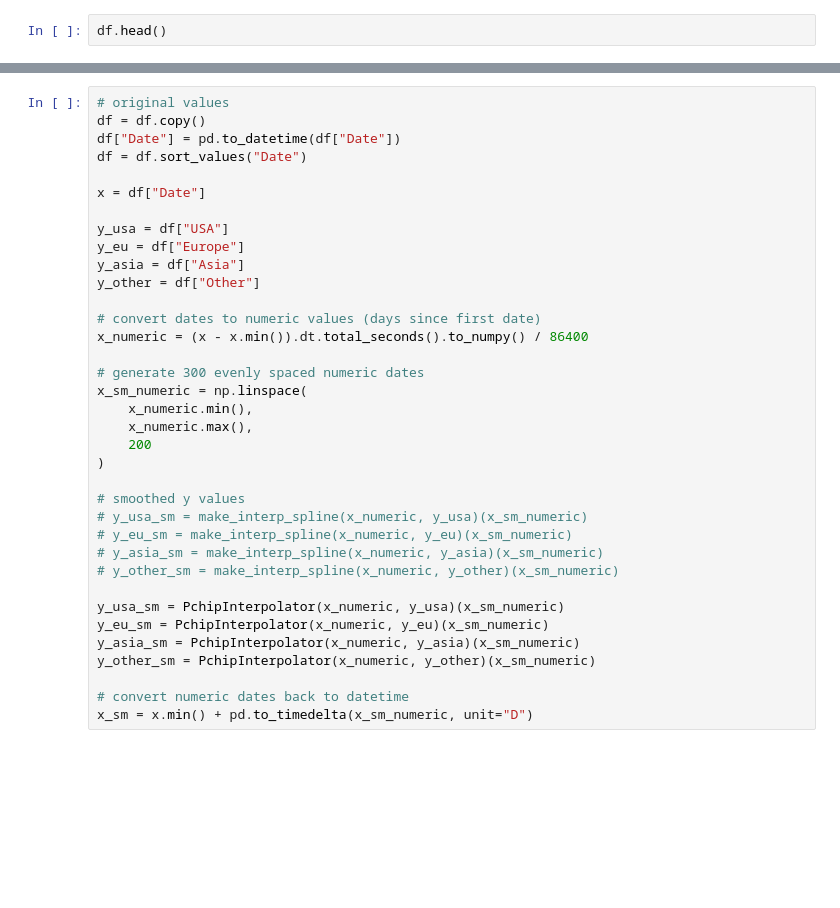
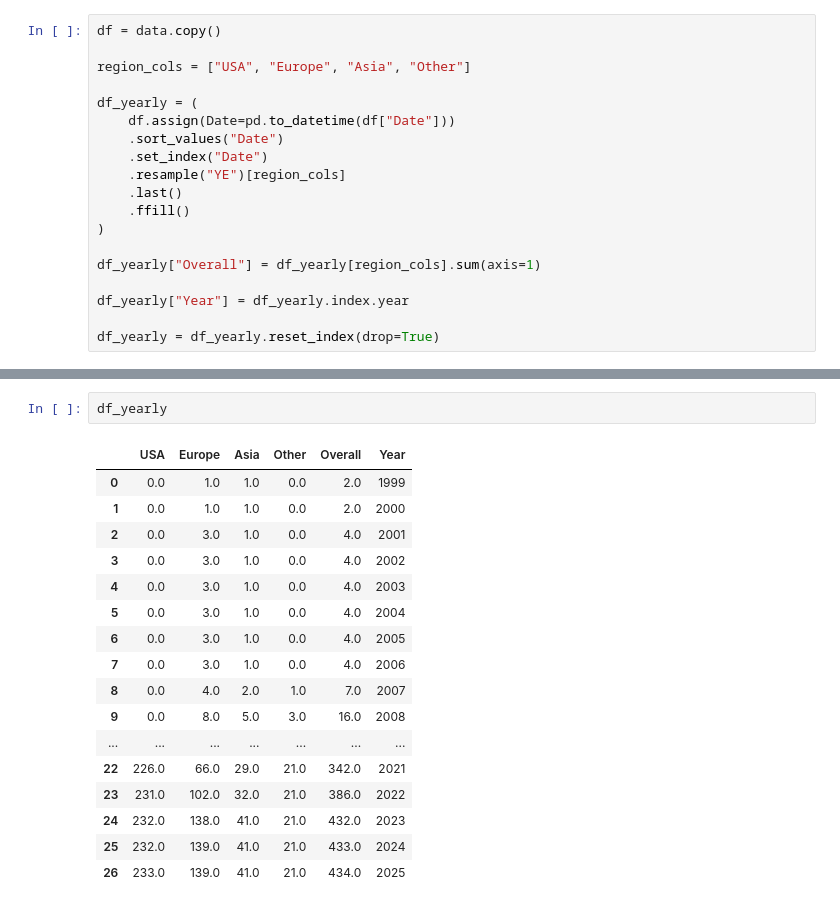
Before and after one commit to debatreyo/ISRO---Missions, a Jupyter notebook: notebooks/data_viz.ipynb, the cells around one changed output, grey strips where cells are left out. Drawn from its saved outputs; the diff is of its cells as text; blank space fills up the shorter version.

```diff
--- a/notebooks/data_viz.ipynb
+++ b/notebooks/data_viz.ipynb
@@ -33,2 +22,19 @@ df["Year"] = df["Date"].dt.year
 # %%
-df.head()
+df = data.copy()
+
+region_cols = ["USA", "Europe", "Asia", "Other"]
+
+df_yearly = (
+    df.assign(Date=pd.to_datetime(df["Date"]))
+    .sort_values("Date")
+    .set_index("Date")
+    .resample("YE")[region_cols]
+    .last()
+    .ffill()
+)
+
+df_yearly["Overall"] = df_yearly[region_cols].sum(axis=1)
+
+df_yearly["Year"] = df_yearly.index.year
+
+df_yearly = df_yearly.reset_index(drop=True)
@@ -49,36 +41,20 @@ others_share = 21/434
-# %%
-# original values
-df = df.copy()
-df["Date"] = pd.to_datetime(df["Date"])
-df = df.sort_values("Date")
-
-x = df["Date"]
-
-y_usa = df["USA"]
-y_eu = df["Europe"]
-y_asia = df["Asia"]
-y_other = df["Other"]
-
-# convert dates to numeric values (days since first date)
-x_numeric = (x - x.min()).dt.total_seconds().to_numpy() / 86400
-
-# generate 300 evenly spaced numeric dates
-x_sm_numeric = np.linspace(
-    x_numeric.min(),
-    x_numeric.max(),
-    200
-)
-
-# smoothed y values
-# y_usa_sm = make_interp_spline(x_numeric, y_usa)(x_sm_numeric)
-# y_eu_sm = make_interp_spline(x_numeric, y_eu)(x_sm_numeric)
-# y_asia_sm = make_interp_spline(x_numeric, y_asia)(x_sm_numeric)
-# y_other_sm = make_interp_spline(x_numeric, y_other)(x_sm_numeric)
-
-y_usa_sm = PchipInterpolator(x_numeric, y_usa)(x_sm_numeric)
-y_eu_sm = PchipInterpolator(x_numeric, y_eu)(x_sm_numeric)
-y_asia_sm = PchipInterpolator(x_numeric, y_asia)(x_sm_numeric)
-y_other_sm = PchipInterpolator(x_numeric, y_other)(x_sm_numeric)
-
-# convert numeric dates back to datetime
-x_sm = x.min() + pd.to_timedelta(x_sm_numeric, unit="D")
+# %%
+df_yearly
+# %% [output]
+|  | USA | Europe | Asia | Other | Overall | Year |
+| 0 | 0.0 | 1.0 | 1.0 | 0.0 | 2.0 | 1999 |
+| 1 | 0.0 | 1.0 | 1.0 | 0.0 | 2.0 | 2000 |
+| 2 | 0.0 | 3.0 | 1.0 | 0.0 | 4.0 | 2001 |
+| 3 | 0.0 | 3.0 | 1.0 | 0.0 | 4.0 | 2002 |
+| 4 | 0.0 | 3.0 | 1.0 | 0.0 | 4.0 | 2003 |
+| 5 | 0.0 | 3.0 | 1.0 | 0.0 | 4.0 | 2004 |
+| 6 | 0.0 | 3.0 | 1.0 | 0.0 | 4.0 | 2005 |
+| 7 | 0.0 | 3.0 | 1.0 | 0.0 | 4.0 | 2006 |
+| 8 | 0.0 | 4.0 | 2.0 | 1.0 | 7.0 | 2007 |
+| 9 | 0.0 | 8.0 | 5.0 | 3.0 | 16.0 | 2008 |
+| ... | ... | ... | ... | ... | ... | ... |
+| 22 | 226.0 | 66.0 | 29.0 | 21.0 | 342.0 | 2021 |
+| 23 | 231.0 | 102.0 | 32.0 | 21.0 | 386.0 | 2022 |
+| 24 | 232.0 | 138.0 | 41.0 | 21.0 | 432.0 | 2023 |
+| 25 | 232.0 | 139.0 | 41.0 | 21.0 | 433.0 | 2024 |
+| 26 | 233.0 | 139.0 | 41.0 | 21.0 | 434.0 | 2025 |
```
Also changed, not shown: parts of 8 cells of this notebook, 2 other files.
